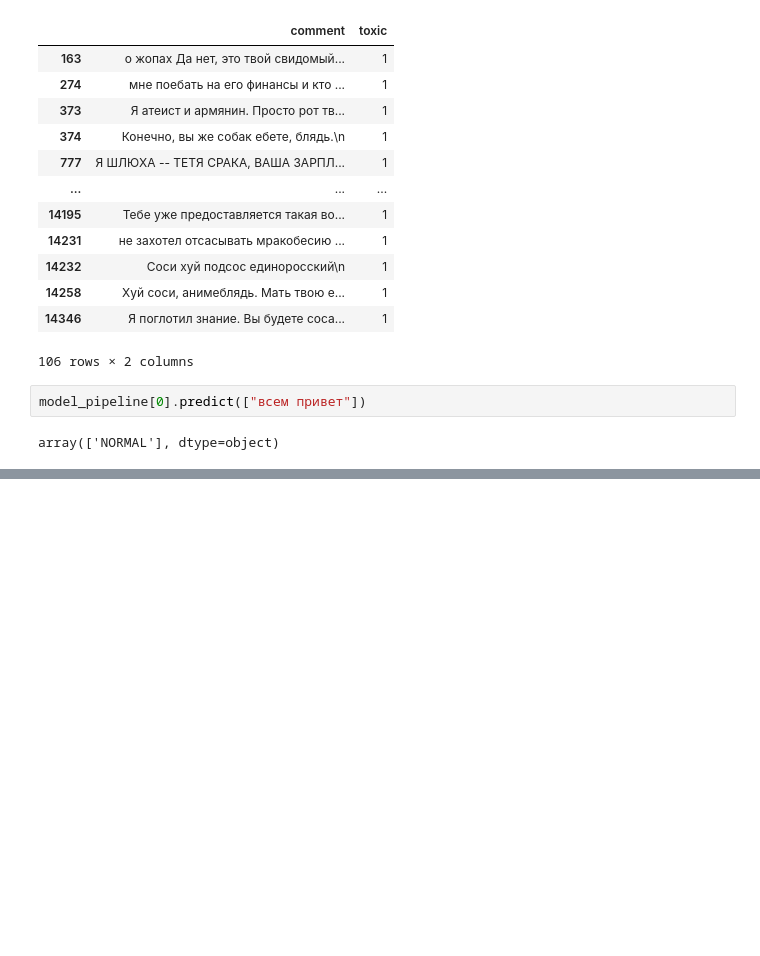
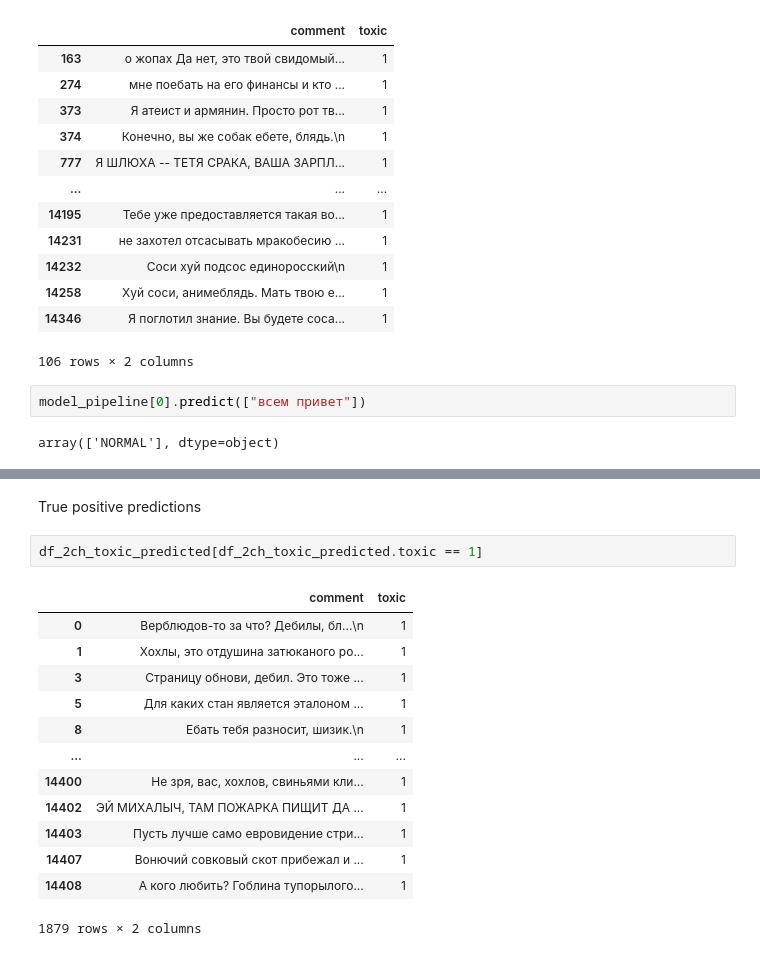
Before and after one commit to Egoluback/Toxic_Detector, a Jupyter notebook: Train.ipynb, the cells around one changed output, grey strips where cells are left out. Saved outputs shown, nothing was run; the diff lists cells and outputs as text; blank space fills up the shorter version.

```diff
--- a/Train.ipynb
+++ b/Train.ipynb
@@ -302,0 +592,18 @@ array(['NORMAL'], dtype=object)
+# %% [markdown]
+True positive predictions
+# %%
+df_2ch_toxic_predicted[df_2ch_toxic_predicted.toxic == 1]
+# %% [output]
+|  | comment | toxic |
+| 0 | Верблюдов-то за что? Дебилы, бл...\n | 1 |
+| 1 | Хохлы, это отдушина затюканого ро... | 1 |
+| 3 | Страницу обнови, дебил. Это тоже ... | 1 |
+| 5 | Для каких стан является эталоном ... | 1 |
+| 8 | Ебать тебя разносит, шизик.\n | 1 |
+| ... | ... | ... |
+| 14400 | Не зря, вас, хохлов, свиньями кли... | 1 |
+| 14402 | ЭЙ МИХАЛЫЧ, ТАМ ПОЖАРКА ПИЩИТ ДА ... | 1 |
+| 14403 | Пусть лучше само евровидение стри... | 1 |
+| 14407 | Вонючий совковый скот прибежал и ... | 1 |
+| 14408 | А кого любить? Гоблина тупорылого... | 1 |
+1879 rows × 2 columns
```
Also changed, not shown: parts of 55 cells of this notebook, 2 other files.
